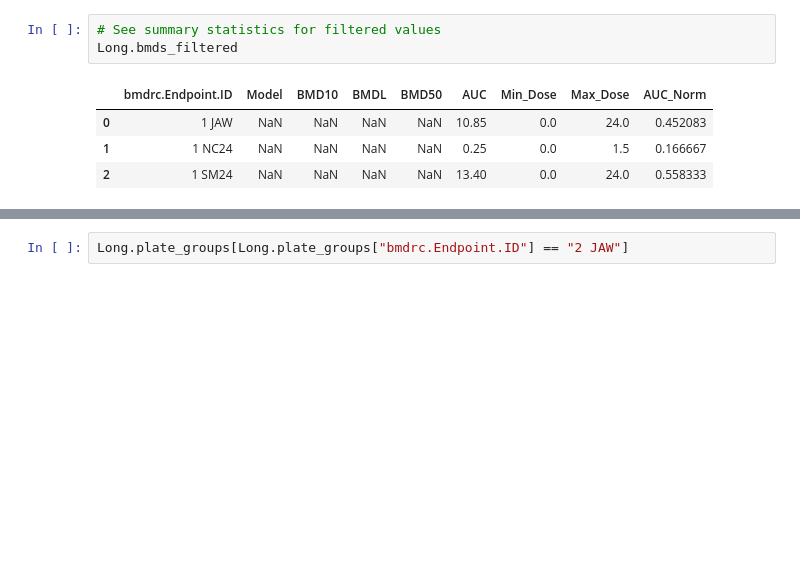
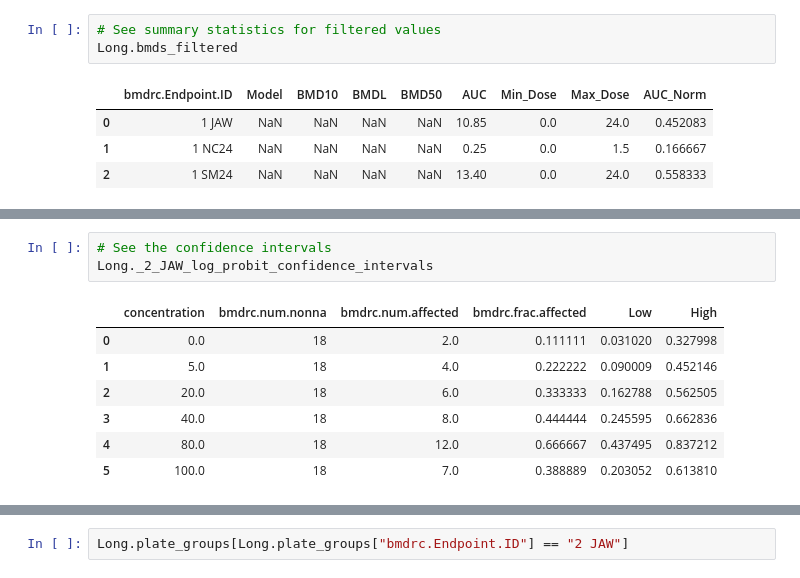
Before and after one commit to PNNL-CompBio/bmdrc, a Jupyter notebook: vignettes/Binary Class Example.ipynb, the cells around one changed output, grey strips where cells are left out. Cells and saved outputs as stored; diff of their text form; blank space fills up the shorter version.

```diff
--- a/vignettes/Binary Class Example.ipynb
+++ b/vignettes/Binary Class Example.ipynb
@@ -355,0 +318,11 @@ Long.response_curve(chemical_name = 2, endpoint_name = "JAW", model = "log probi
+# %%
+# See the confidence intervals
+Long._2_JAW_log_probit_confidence_intervals
+# %% [output]
+|  | concentration | bmdrc.num.nonna | bmdrc.num.affected | bmdrc.frac.affected | Low | High |
+| 0 | 0.0 | 18 | 2.0 | 0.111111 | 0.031020 | 0.327998 |
+| 1 | 5.0 | 18 | 4.0 | 0.222222 | 0.090009 | 0.452146 |
+| 2 | 20.0 | 18 | 6.0 | 0.333333 | 0.162788 | 0.562505 |
+| 3 | 40.0 | 18 | 8.0 | 0.444444 | 0.245595 | 0.662836 |
+| 4 | 80.0 | 18 | 12.0 | 0.666667 | 0.437495 | 0.837212 |
+| 5 | 100.0 | 18 | 7.0 | 0.388889 | 0.203052 | 0.613810 |
```
Also changed, not shown: parts of 23 cells of this notebook, 4 other files.
